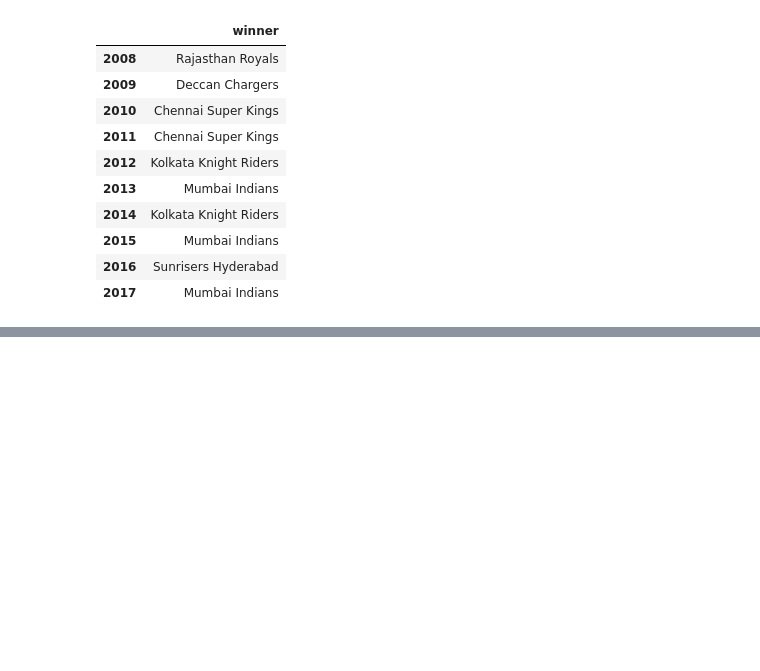
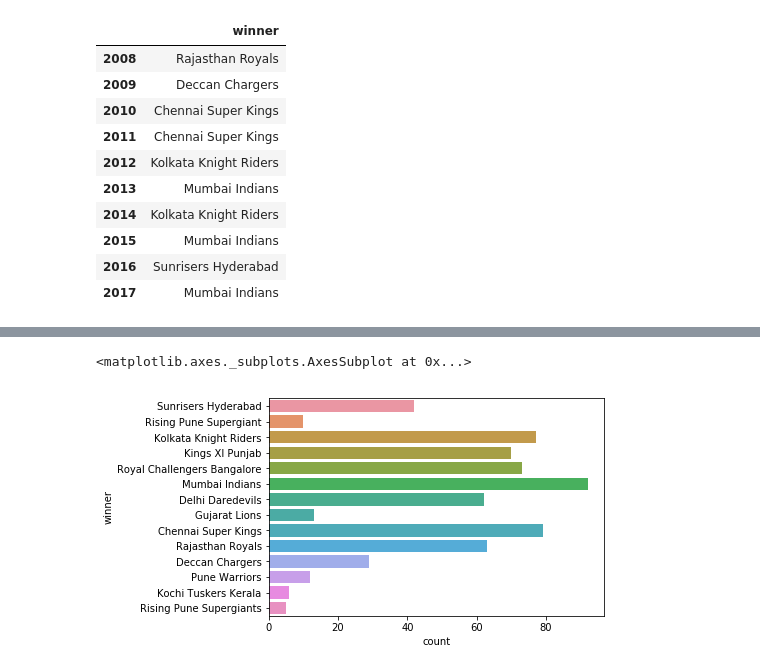
Before and after one commit to mlakkireddy/git-github, a Jupyter notebook: ipl_data_analysis_python.ipynb, the cells around one changed output, grey strips where cells are left out. Drawn from its saved outputs; the diff is of its cells as text; code cells hidden in the pictures; blank space fills up the shorter version.

```diff
--- a/ipl_data_analysis_python.ipynb
+++ b/ipl_data_analysis_python.ipynb
@@ -218,0 +611,6 @@ d2
+# %%
+import seaborn as sbn
+sbn.countplot(y='winner',data=data)
+# %% [output]
+<matplotlib.axes._subplots.AxesSubplot at 0x...>
+[figure, added]
```
Also changed, not shown: parts of 54 cells of this notebook.
